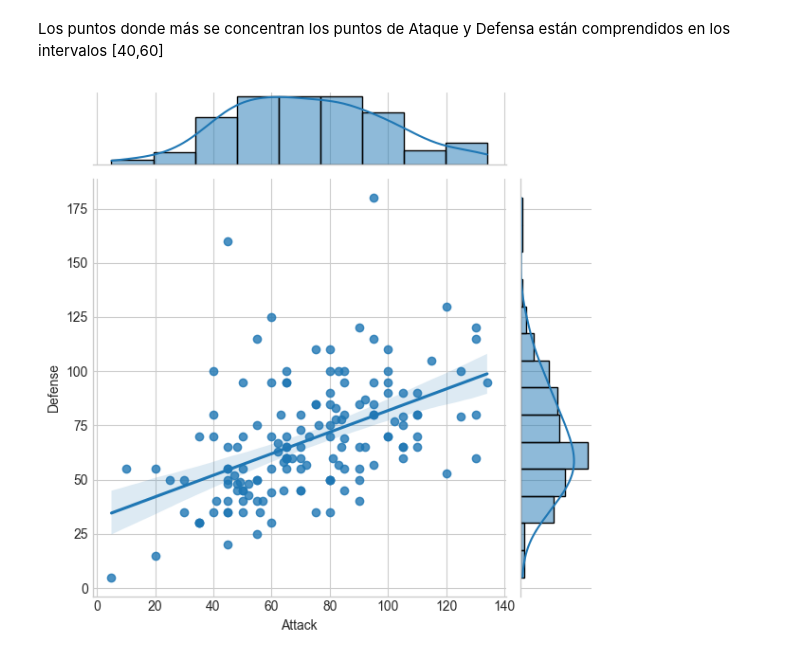
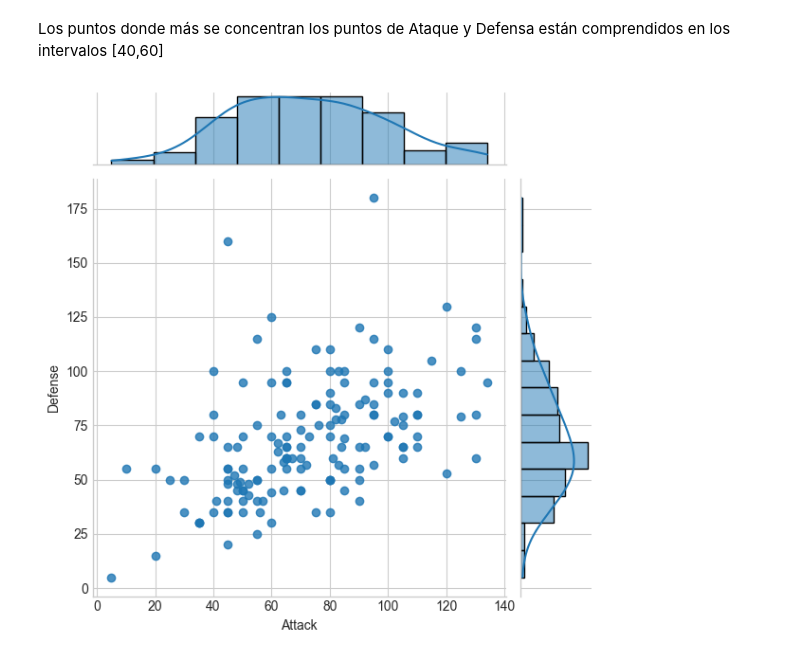
Before and after one commit to PacoFletcher/2503_dsft_thebridge_paco, a Jupyter notebook: 2-Data_Analysis/6-Visualización/2-Seaborn/Ejercicios/ejercicios_Seaborn_Paco_Fletcher.ipynb, the cells around one changed output. Drawn from its saved outputs; the diff is of its cells as text; code cells hidden in the pictures.

```diff
--- a/2-Data_Analysis/6-Visualización/2-Seaborn/Ejercicios/ejercicios_Seaborn_Paco_Fletcher.ipynb
+++ b/2-Data_Analysis/6-Visualización/2-Seaborn/Ejercicios/ejercicios_Seaborn_Paco_Fletcher.ipynb
@@ -432,6 +432,6 @@ Los puntos donde más se concentran los puntos de Ataque y Defensa están compre
 # %%
 # 28. Pinta una distribución de probabilidad conjunta con jointplot, pintando la defensa respecto al ataque del DataFrame original
 # %%
-sns.jointplot(x = "Attack", y = "Defense", data = pokemon, kind= "reg");
+sns.jointplot(x = "Attack", y = "Defense", data = pokemon, kind= "reg", fit_reg = False);
 # %% [output]
-[figure, old version]
+[figure, new version]
```
